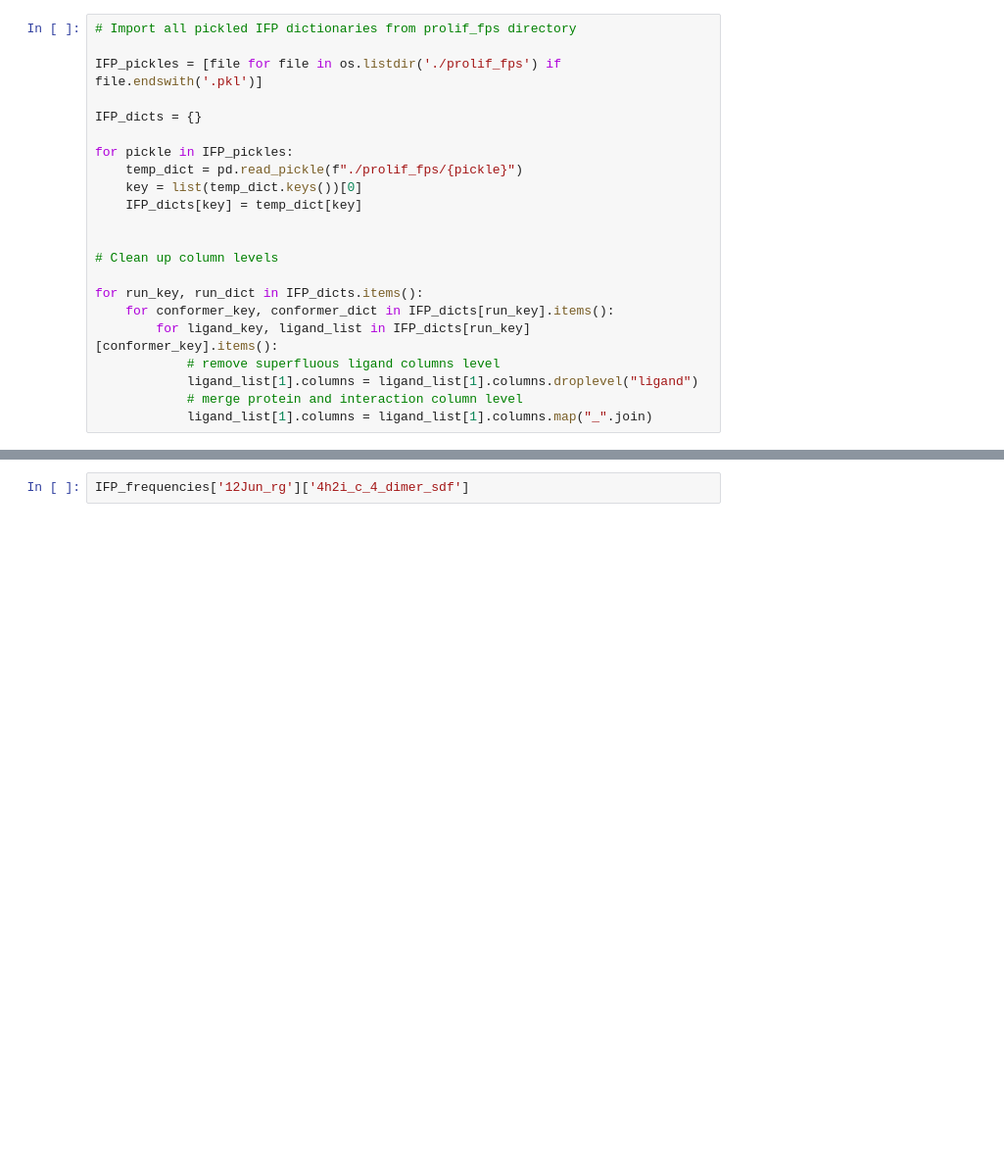
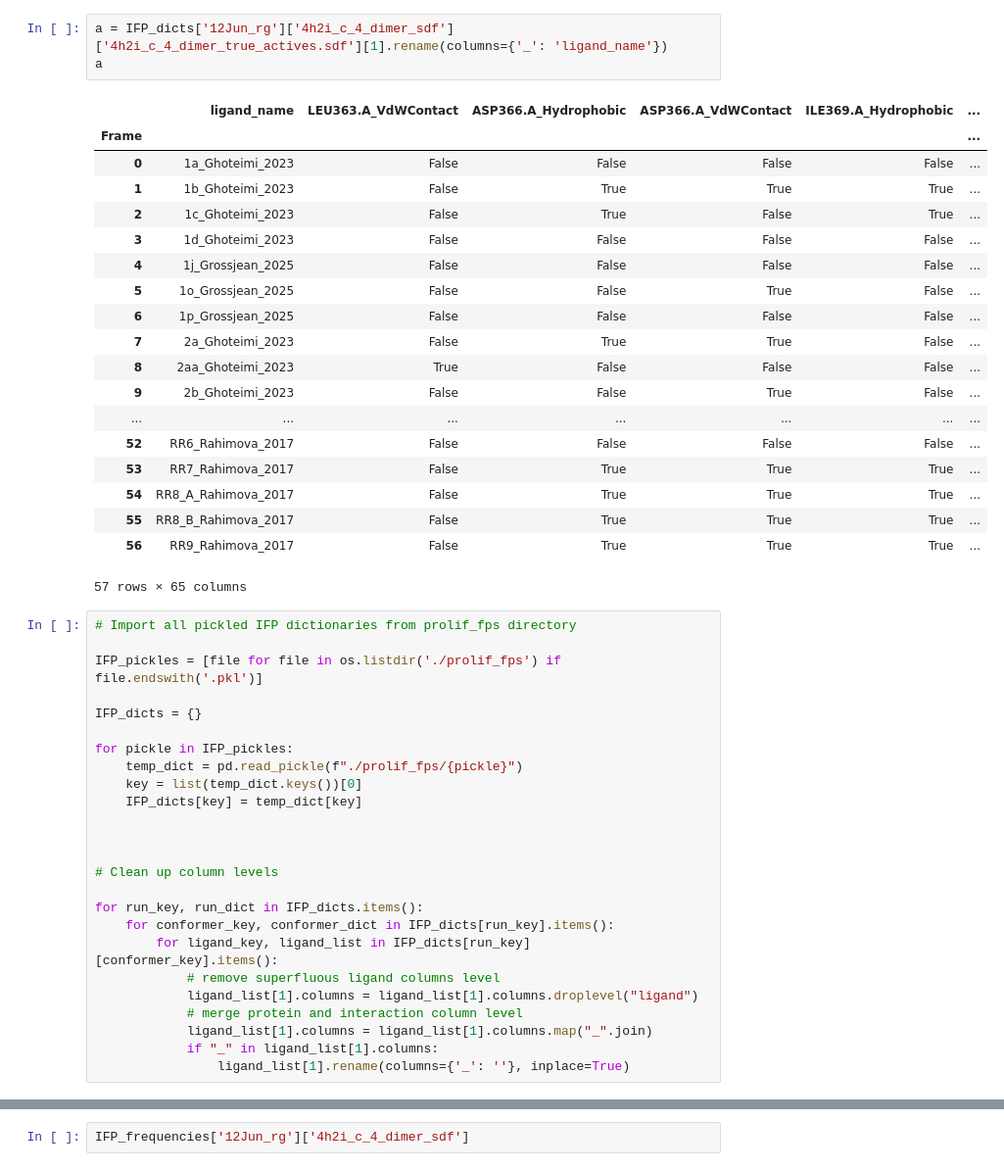
Before and after one commit to wesselporschen/montpellier-screen, a Jupyter notebook: prolif.ipynb, the cells around one changed output, grey strips where cells are left out. Shown at 98% size. Drawn from its saved outputs; the diff is of its cells as text; blank space fills up the shorter version.

```diff
--- a/prolif.ipynb
+++ b/prolif.ipynb
@@ -11,3 +35,26 @@ import numpy as np
+# %%
+a = IFP_dicts['12Jun_rg']['4h2i_c_4_dimer_sdf']['4h2i_c_4_dimer_true_actives.sdf'][1].rename(columns={'_': 'ligand_name'})
+a
+# %% [output]
+|  | ligand_name | LEU363.A_VdWContact | ASP366.A_Hydrophobic | ASP366.A_VdWContact | ILE369.A_Hydrophobic | ... |
+| Frame |  |  |  |  |  | ... |
+| 0 | 1a_Ghoteimi_2023 | False | False | False | False | ... |
+| 1 | 1b_Ghoteimi_2023 | False | True | True | True | ... |
+| 2 | 1c_Ghoteimi_2023 | False | True | False | True | ... |
+| 3 | 1d_Ghoteimi_2023 | False | False | False | False | ... |
+| 4 | 1j_Grossjean_2025 | False | False | False | False | ... |
+| 5 | 1o_Grossjean_2025 | False | False | True | False | ... |
+| 6 | 1p_Grossjean_2025 | False | False | False | False | ... |
+| 7 | 2a_Ghoteimi_2023 | False | True | True | False | ... |
+| 8 | 2aa_Ghoteimi_2023 | True | False | False | False | ... |
+| 9 | 2b_Ghoteimi_2023 | False | False | True | False | ... |
+| ... | ... | ... | ... | ... | ... | ... |
+| 52 | RR6_Rahimova_2017 | False | False | False | False | ... |
+| 53 | RR7_Rahimova_2017 | False | True | True | True | ... |
+| 54 | RR8_A_Rahimova_2017 | False | True | True | True | ... |
+| 55 | RR8_B_Rahimova_2017 | False | True | True | True | ... |
+| 56 | RR9_Rahimova_2017 | False | True | True | True | ... |
+57 rows × 65 columns
 # %%
 # Import all pickled IFP dictionaries from prolif_fps directory
 
@@ -21,6 +68,7 @@ for pickle in IFP_pickles:
     IFP_dicts[key] = temp_dict[key]
 
 
+
 # Clean up column levels
 
 for run_key, run_dict in IFP_dicts.items():
@@ -30,3 +78,5 @@ for run_key, run_dict in IFP_dicts.items():
             ligand_list[1].columns = ligand_list[1].columns.droplevel("ligand")
             # merge protein and interaction column level
             ligand_list[1].columns = ligand_list[1].columns.map("_".join)
+            if "_" in ligand_list[1].columns:
+                ligand_list[1].rename(columns={'_': ''}, inplace=True)
```
Also changed, not shown: parts of 20 cells of this notebook, 5 other files.
